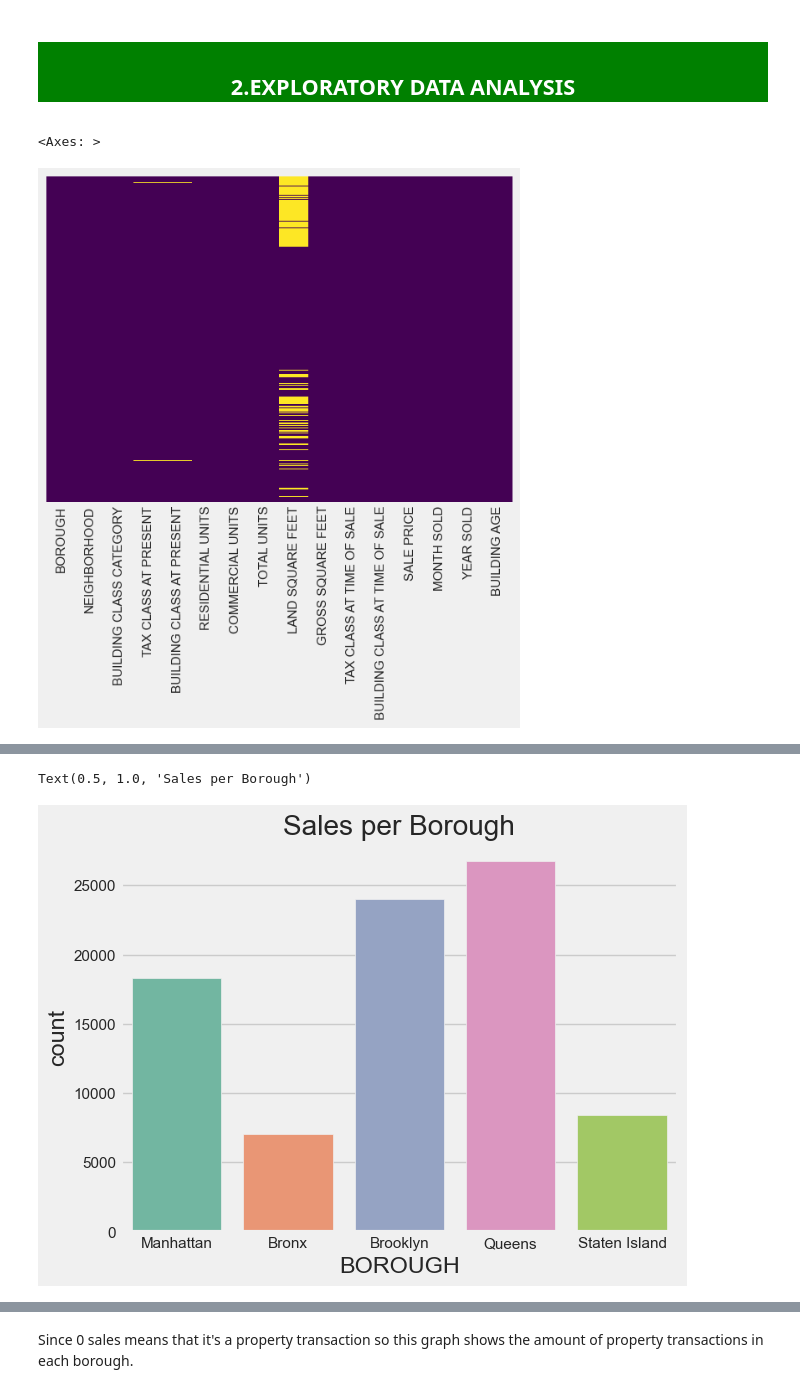
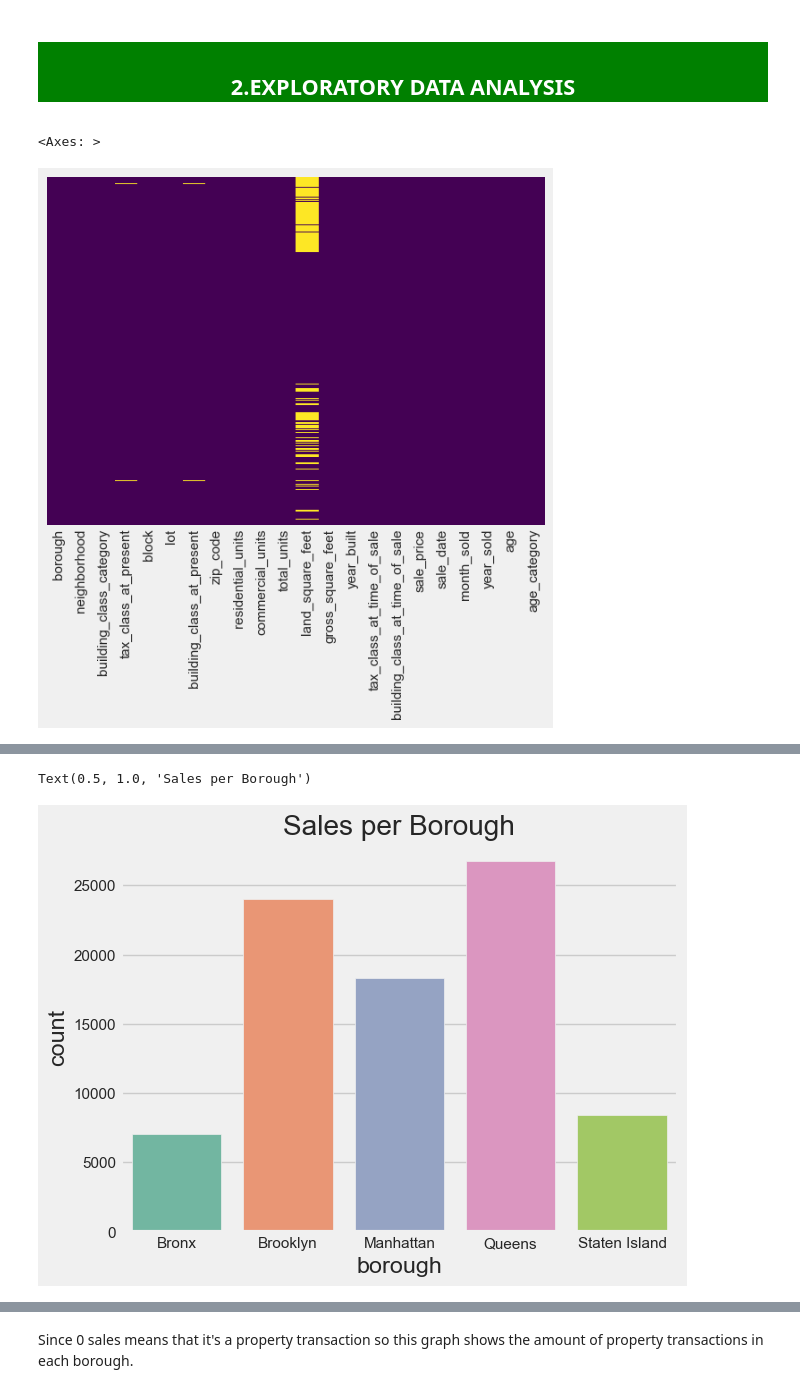
Before and after one commit to baha-ulug/exploratory-analysis, a Jupyter notebook: exploratory_analysis.ipynb, the cells around one changed output, grey strips where cells are left out. Saved outputs shown, nothing was run; the diff lists cells and outputs as text; code cells hidden in the pictures.

```diff
--- a/exploratory_analysis.ipynb
+++ b/exploratory_analysis.ipynb
@@ -92,18 +92,28 @@ df['MONTH SOLD'] = df['SALE DATE'].map(lambda x: x[5:7])
 df['MONTH SOLD'] = df['MONTH SOLD'].map(lambda x: int(x))
 df['SALE DATE'] = pd.to_datetime(df['SALE DATE'])
 df['YEAR SOLD']= df['SALE DATE'].dt.year
-df['BUILDING AGE'] = 2017 - df['YEAR BUILT']
+df['BUILDING CLASS CATEGORY'] = df['BUILDING CLASS CATEGORY'].str.strip()
 
 df = df.replace(to_replace=r'^\s*[-]\s*', value=np.nan, regex=True)
 map_dict={'-':np.nan,' ':np.nan}
 df.replace(map_dict,inplace = True)
 
+for colname in cons.num_cats:
+    df[colname] = df[colname].astype('category')
 
-for col in cons.numeric_columns:
+for colname in cons.obj_cats:
+    df[colname] = df[colname].astype('category')
+
+numer = ['LAND SQUARE FEET','GROSS SQUARE FEET', 'SALE PRICE']
+for col in numer: # coerce for missing values
     df[col] = pd.to_numeric(df[col], errors='coerce')
 
-for col in cons.categorical_columns:
-    df[col] = df[col].astype(object)
+#df.drop(["EASE-MENT", "ADDRESS","APARTMENT NUMBER"], axis=1, inplace=True) # Completely empty columns.
+#df.drop(["YEAR BUILT", "LOT","ZIP CODE", "SALE DATE", "BLOCK"], axis=1, inplace=True) # Unnecessary columns.
 
-df.drop(["EASE-MENT", "ADDRESS","APARTMENT NUMBER"], axis=1, inplace=True) # Completely empty columns.
-df.drop(["YEAR BUILT", "LOT","ZIP CODE", "SALE DATE", "BLOCK"], axis=1, inplace=True) # Unnecessary columns.
+# Dropping index and EASE-MENT
+df.drop(['EASE-MENT',
+         'APARTMENT NUMBER',
+         'ADDRESS'], axis=1, inplace=True)
+
+df.info()
@@ -109,0 +138,4 @@ df.drop(["YEAR BUILT", "LOT","ZIP CODE", "SALE DATE", "BLOCK"], axis=1, inplace=
+# %%
+df.columns = df.columns.str.replace(' ', '_')
+df.columns= df.columns.str.lower()
+df.columns
@@ -110,3 +150,11 @@ df.drop(["YEAR BUILT", "LOT","ZIP CODE", "SALE DATE", "BLOCK"], axis=1, inplace=
+# %%
+df['age'] = 2021 - df['year_built']
+
+#is the building pre or post war?
+df['age_category'] = np.where(df['age']>=76,'Pre-War','Post-War')
+
+# Convert to Category
+df['age_category'] = df['age_category'].astype('category')
 # %%
 df.head()
 # %% [output]
@@ -127,17 +175,17 @@ sns.heatmap(
 )
 # %% [output]
 <Axes: >
-[figure, old version]
+[figure, new version]
 # %% [markdown]
 <img src="data/Boroughs_New_York.png" alt="Image caption" width="500" height="200">
 # %% [markdown]
 <img src="data/Boroughs_New_York_City_Map.png" alt="Image caption" width="400" height="300">
 # %%
-sns.countplot(x='BOROUGH', data=df, palette='Set2')
+sns.countplot(x='borough', data=df, palette='Set2')
 plt.title('Sales per Borough')
 
 # Maximum properties are sold in Queens! followed by Staten Island!
 # %% [output]
 Text(0.5, 1.0, 'Sales per Borough')
-[figure, old version]
+[figure, new version]
 # %%
```
Also changed, not shown: parts of 81 cells of this notebook, 2 other files.
